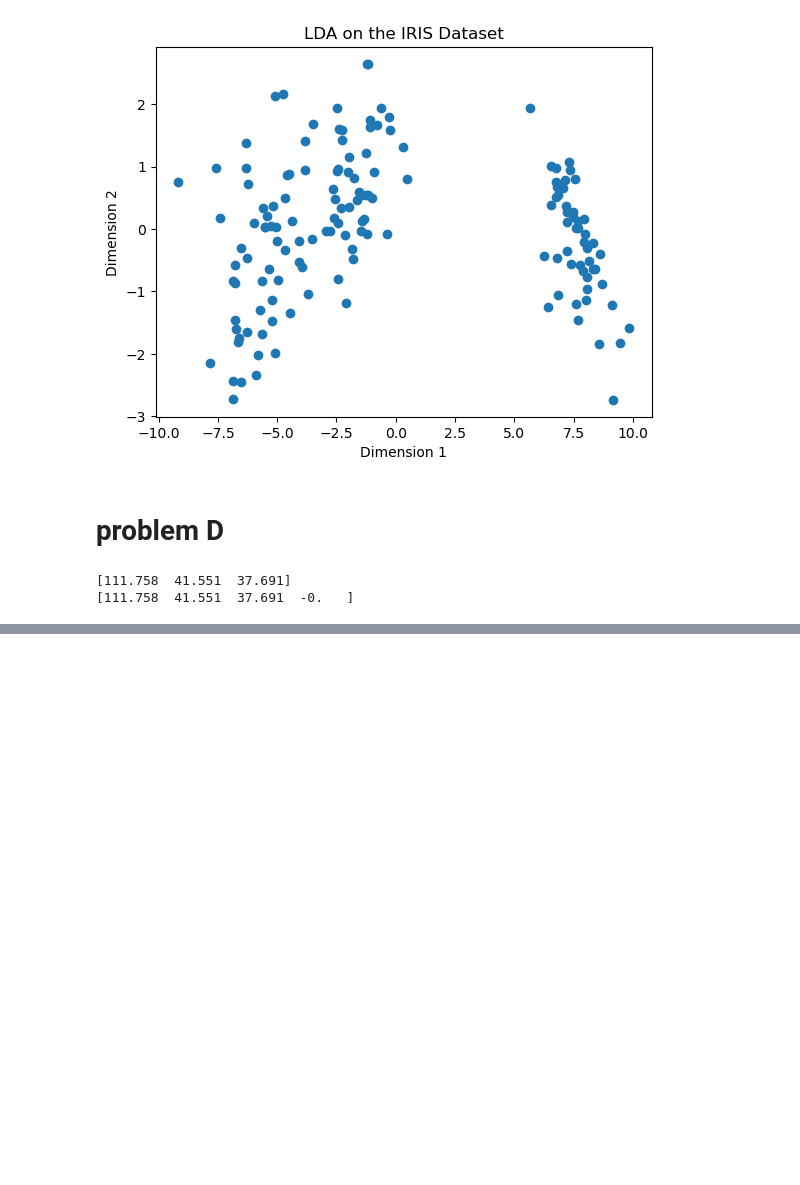
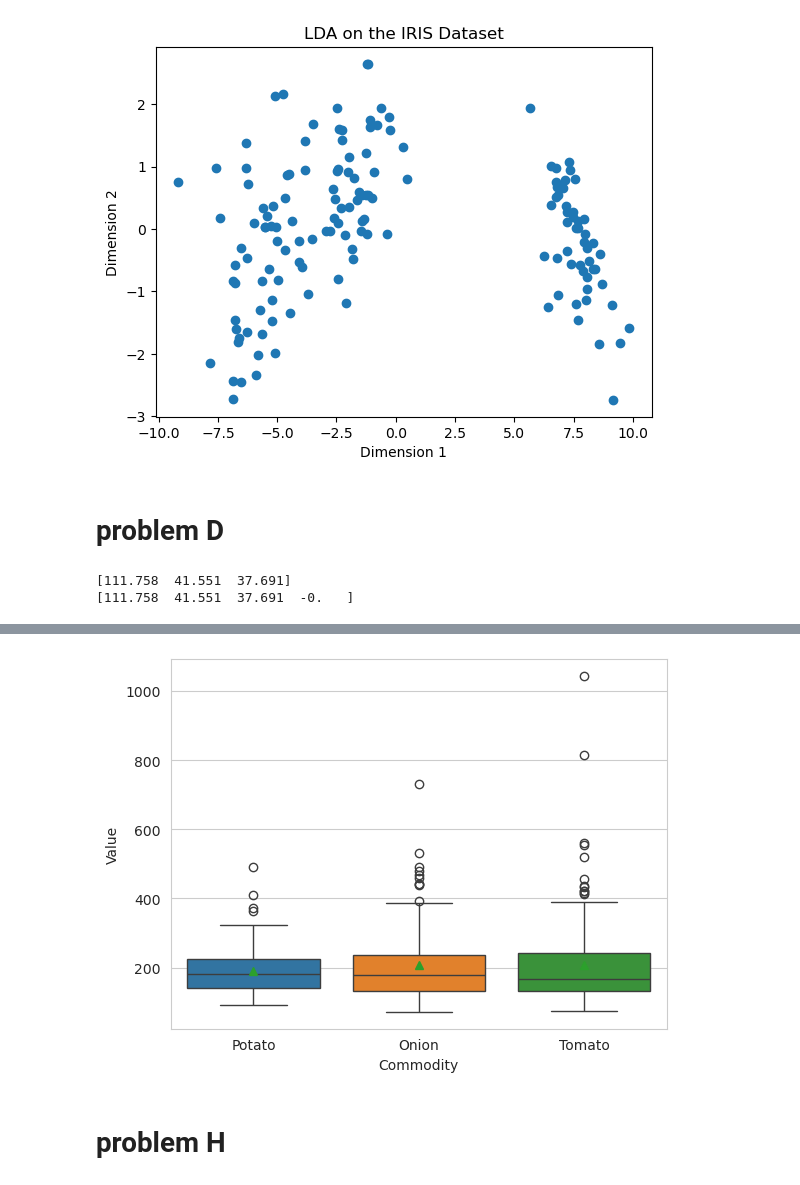
Before and after one commit to kh4rg0sh/amdm-notes, a Jupyter notebook: assignment-1/22114054.ipynb, the cells around one changed output, grey strips where cells are left out. Cells and saved outputs as stored; diff of their text form; code cells hidden in the pictures; blank space fills up the shorter version.

```diff
--- a/assignment-1/22114054.ipynb
+++ b/assignment-1/22114054.ipynb
@@ -245,0 +424,7 @@ print(A)
+# %%
+# load the excel file
+
+import pandas as pd
+
+df = pd.read_excel("WPI Data.xlsx")
+print(df.head())
@@ -245,0 +449,7 @@ print(A)
+# %%
+# filter the commodities
+
+commodity = ['Potato', 'Onion', 'Tomato']
+fdf = df[df['COMM_NAME'].isin(commodity)].set_index('COMM_NAME')
+
+fdf
@@ -245,0 +463,14 @@ print(A)
+# %%
+# create box plots
+
+import seaborn as sns
+import numpy as np
+import matplotlib.pyplot as plt
+
+bp = sns.boxplot(data=fdf.T, showmeans=True)
+bp.set(xlabel='Commodity', ylabel='Value')
+plt.show()
+# %% [output]
+[figure, added]
+# %% [markdown]
+# problem H
```
Also changed, not shown: parts of 32 cells of this notebook, 1 other file.
